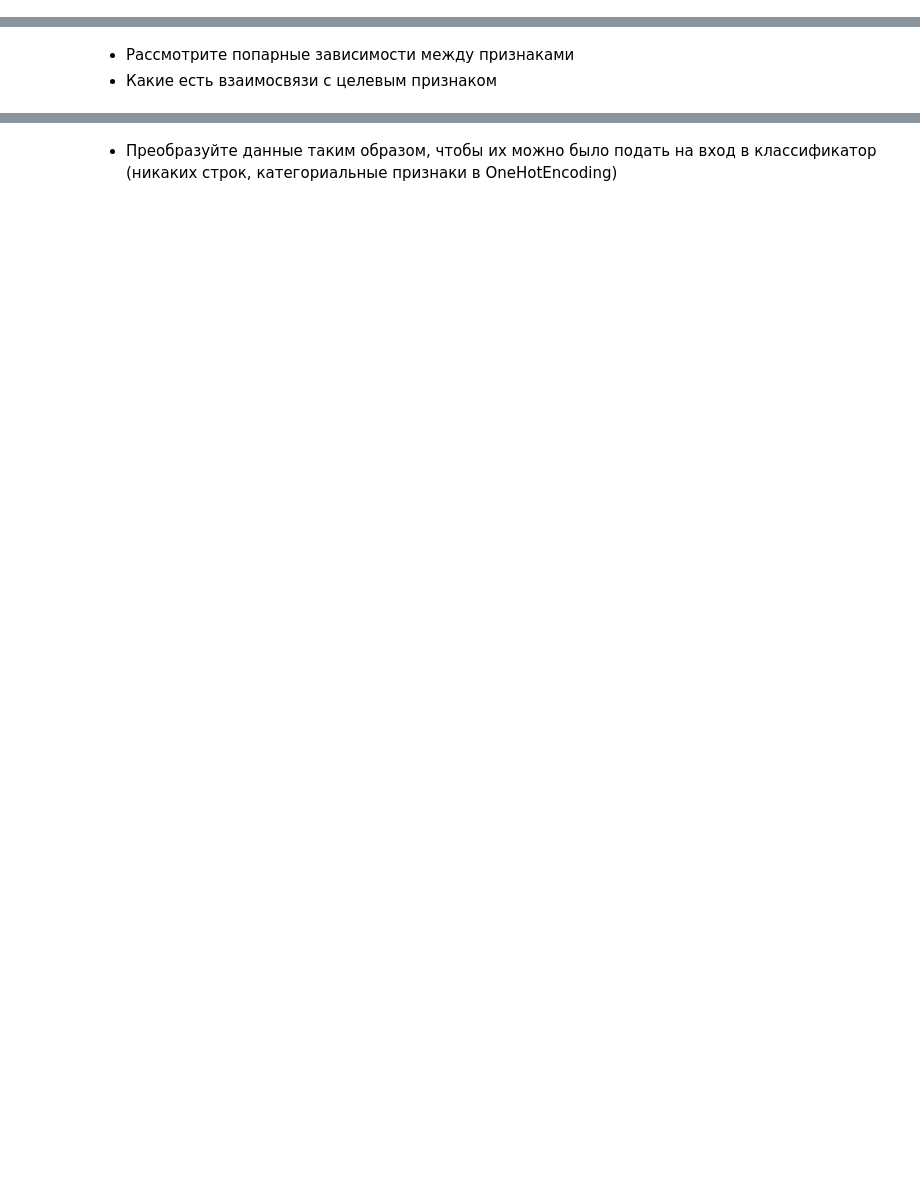
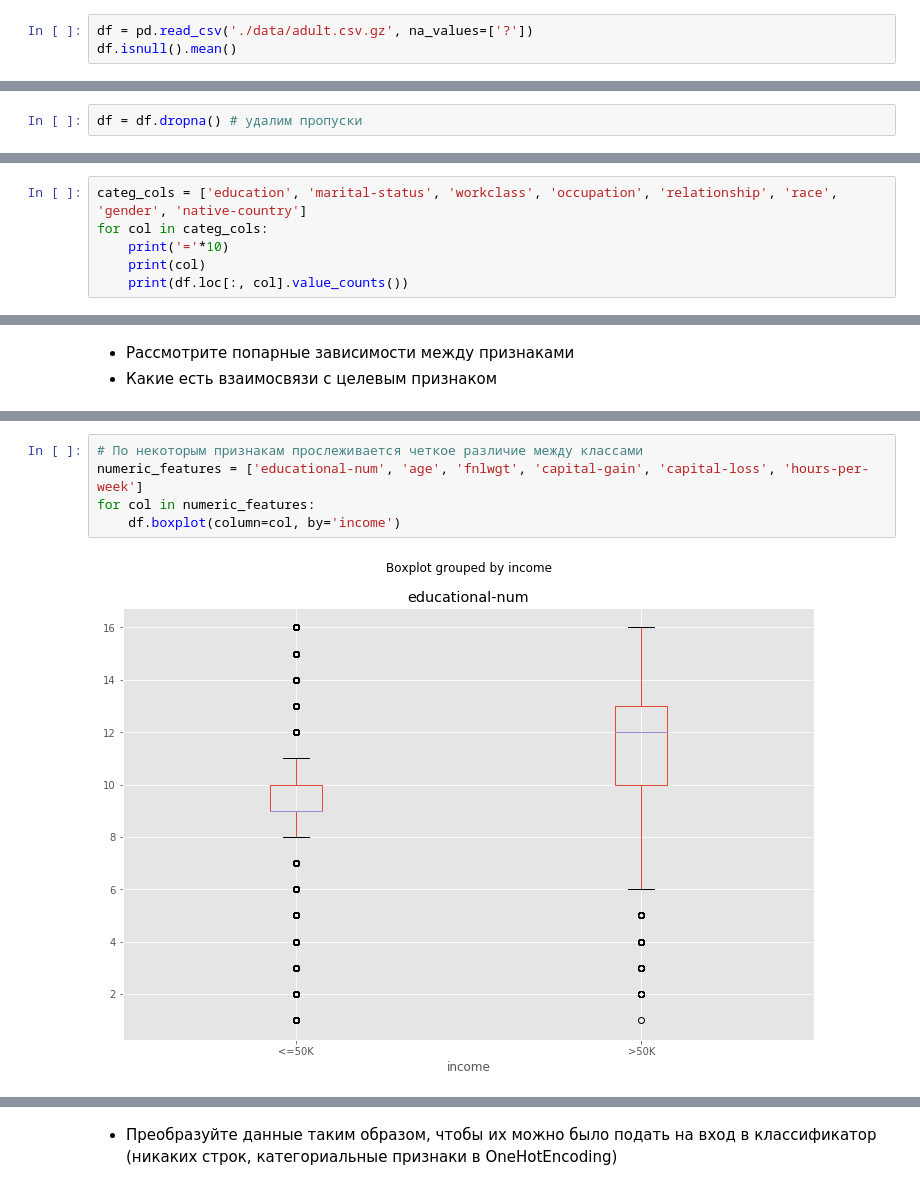
Before and after one commit to riviera2015/hse-ml-poly, a Jupyter notebook: 2018-10/s2-knn/seminar-knn-proc.ipynb, the cells around one changed output, grey strips where cells are left out. Cells and saved outputs as stored; diff of their text form; blank space fills up the shorter version.

```diff
--- a/2018-10/s2-knn/seminar-knn-proc.ipynb
+++ b/2018-10/s2-knn/seminar-knn-proc.ipynb
@@ -189,0 +205,3 @@ df.head()
+# %%
+df = pd.read_csv('./data/adult.csv.gz', na_values=['?'])
+df.isnull().mean()
@@ -190,3 +225,11 @@ df.head()
+# %%
+df = df.dropna() # удалим пропуски
 # %% [markdown]
 * Рассмотрите категориальные переменные. Что можно сделать с редкими категориями?
 * Выполните переобозначение значений категориальных признаков (где необходимо)
+# %%
+categ_cols = ['education', 'marital-status', 'workclass', 'occupation', 'relationship', 'race', 'gender', 'native-country']
+for col in categ_cols:
+    print('='*10)
+    print(col)
+    print(df.loc[:, col].value_counts())
@@ -195,0 +306,7 @@ df.head()
+# %%
+# По некоторым признакам прослеживается четкое различие между классами
+numeric_features = ['educational-num', 'age', 'fnlwgt', 'capital-gain', 'capital-loss', 'hours-per-week']
+for col in numeric_features:
+    df.boxplot(column=col, by='income')
+# %% [output]
+[figure, added]
```
Also changed, not shown: parts of 28 cells of this notebook, 15 other files.
